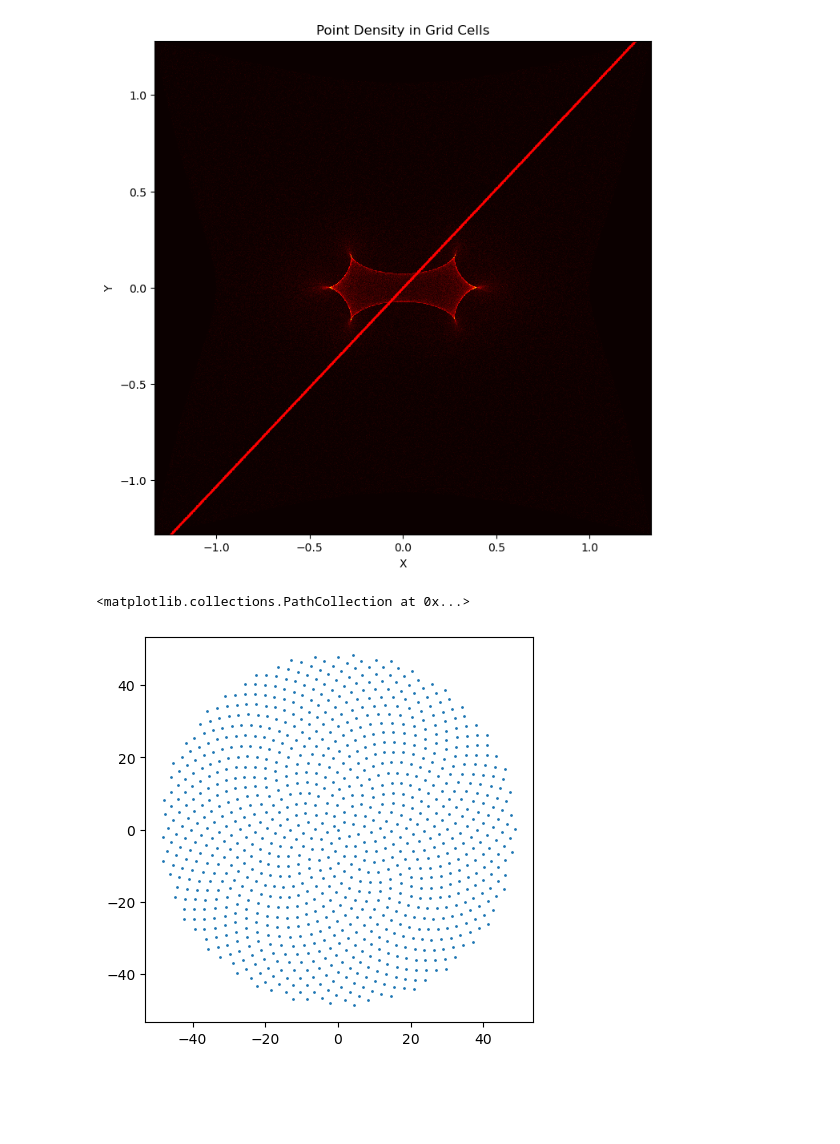
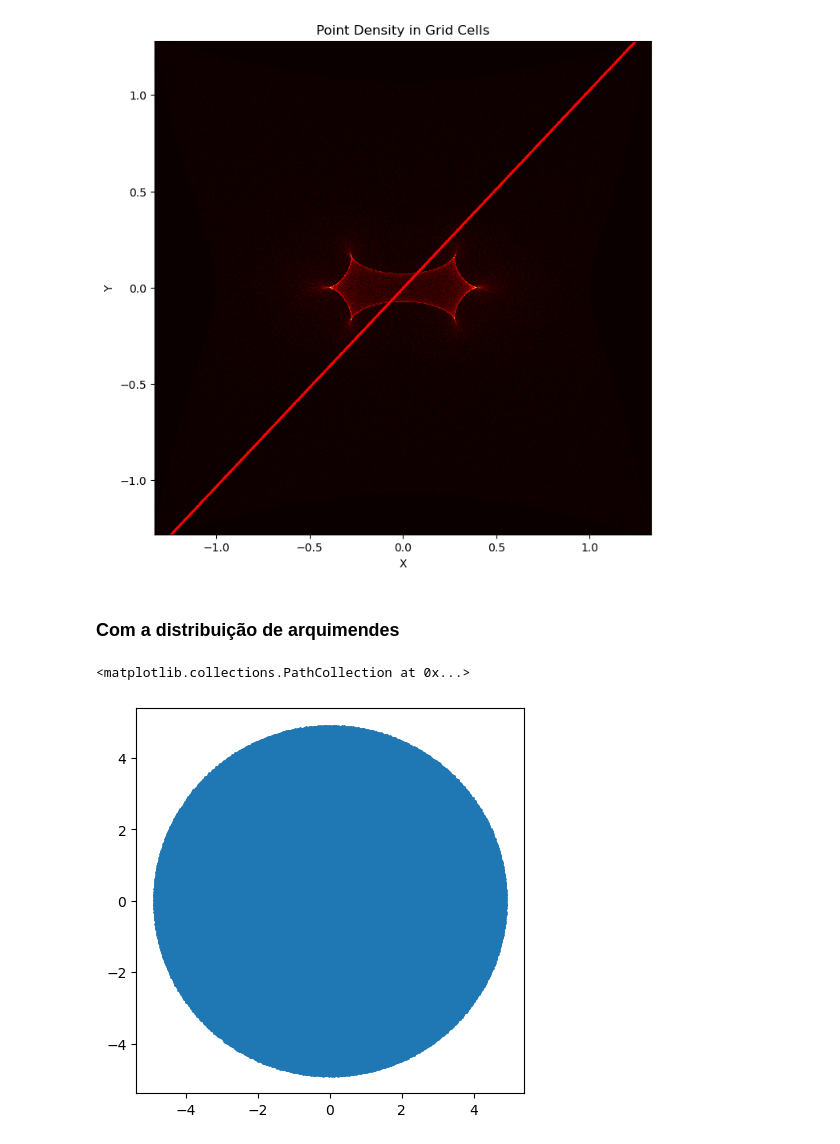
Before and after one commit to ylaksl/Microlensing, a Jupyter notebook: microlensing.ipynb, the cells around one changed output. Cells and saved outputs as stored; diff of their text form; code cells hidden in the pictures; blank space fills up the shorter version.

Commit message:
tentativa curva de luz sintética
tentativa da curva de luz com a distribuição de arquimendes ==> método de vogel

```diff
--- a/microlensing.ipynb
+++ b/microlensing.ipynb
@@ -154,6 +154,8 @@ plt.ylabel('Y')
 # %% [output]
 Text(0, 0.5, 'Y')
 [figure]
+# %% [markdown]
+### Com a distribuição de arquimendes
 # %%
 import numpy as np
 import matplotlib.pyplot as plt
@@ -170,14 +172,14 @@ def arquimedes(num_points):
     r = np.sqrt(theta)
 
     # Coordenadas
-    x = r * np.cos(theta)#/num_points
-    y = r * np.sin(theta)#/num_points
+    x = r * np.cos(theta)/100
+    y = r * np.sin(theta)/100
 
     return x, y
 # %%
-x, y = arquimedes(1000)
+x, y = arquimedes(100000)
 plt.figure(figsize=(5, 5))
 plt.scatter(x,y, s = 1)
 # %% [output]
 <matplotlib.collections.PathCollection at 0x...>
-[figure, old version]
+[figure, new version]
```
Also changed, not shown: parts of 10 cells of this notebook.
